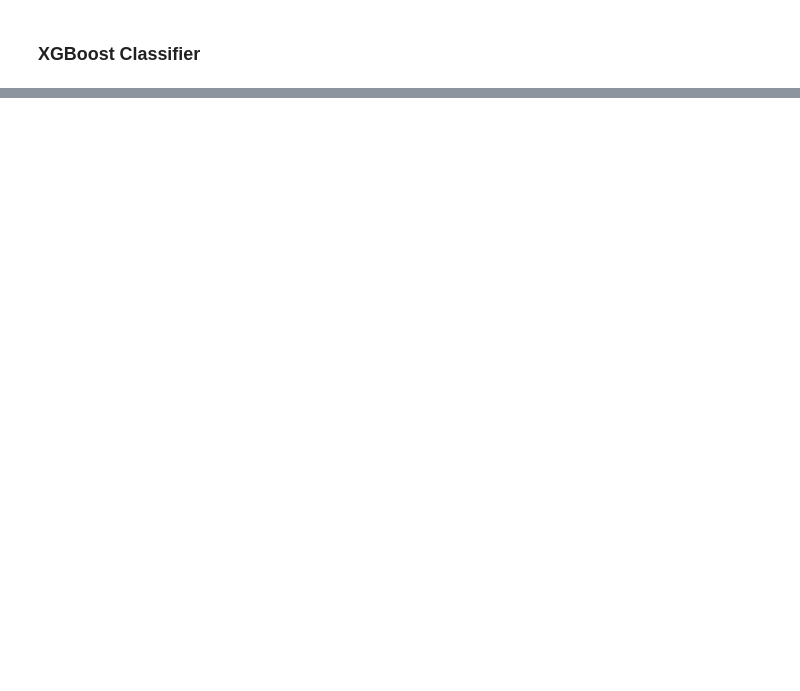
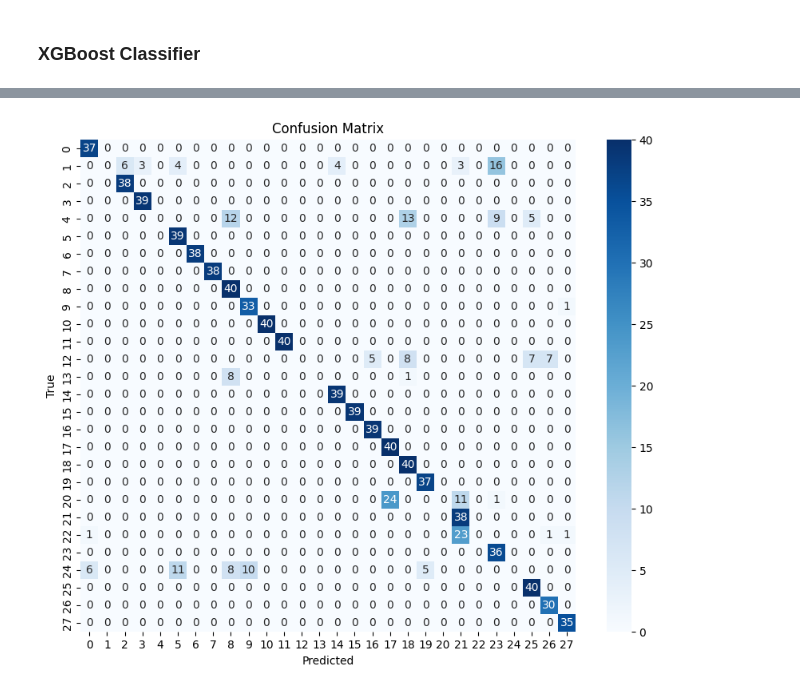
Before and after one commit to acyeow/asl_alphabet, a Jupyter notebook: 02_training_asl_alphabet.ipynb, the cells around one changed output, grey strips where cells are left out. Saved outputs shown, nothing was run; the diff lists cells and outputs as text; code cells hidden in the pictures; blank space fills up the shorter version.

```diff
--- a/02_training_asl_alphabet.ipynb
+++ b/02_training_asl_alphabet.ipynb
@@ -53,0 +130,29 @@ Accuracy: 0.9801783944499505
+# %%
+optimizer = torch.optim.Adam(model.parameters(), lr=3e-4)
+loss = nn.CrossEntropyLoss()
+
+for epoch in range(2000):
+    model.train()
+    optimizer.zero_grad()
+    output = model(torch.from_numpy(x_train).float())
+    loss_value = loss(output, torch.from_numpy(y_train).long())
+    loss_value.backward()
+    optimizer.step()
+
+    if epoch % 200 == 0:
+        print(f'Epoch {epoch}, Loss: {loss_value.item()}')
+
+model.eval()
+y_pred = model(torch.from_numpy(x_test).float()).detach().numpy()
+y_pred = np.argmax(y_pred, axis=1)
+
+accuracy = accuracy_score(y_test, y_pred)
+precision = precision_score(y_test, y_pred, average='weighted')
+recall = recall_score(y_test, y_pred, average='weighted')
+f1 = f1_score(y_test, y_pred, average='weighted')
+conf_matrix = confusion_matrix(y_test, y_pred)
+
+print(f'Accuracy: {accuracy}')
+print(f'Precision: {precision}')
+print(f'Recall: {recall}')
+print(f'F1 Score: {f1}')
@@ -53,0 +174,9 @@ Accuracy: 0.9801783944499505
+# %%
+plt.figure(figsize=(10, 8))
+sns.heatmap(conf_matrix, annot=True, fmt='d', cmap='Blues', xticklabels=np.unique(labels), yticklabels=np.unique(labels))
+plt.xlabel('Predicted')
+plt.ylabel('True')
+plt.title('Confusion Matrix')
+plt.show()
+# %% [output]
+[figure, added]
```
Also changed, not shown: parts of 9 cells of this notebook, 2 other files.
